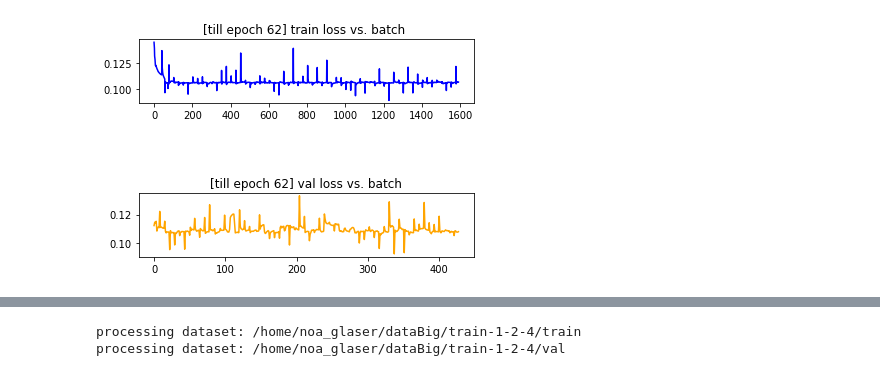
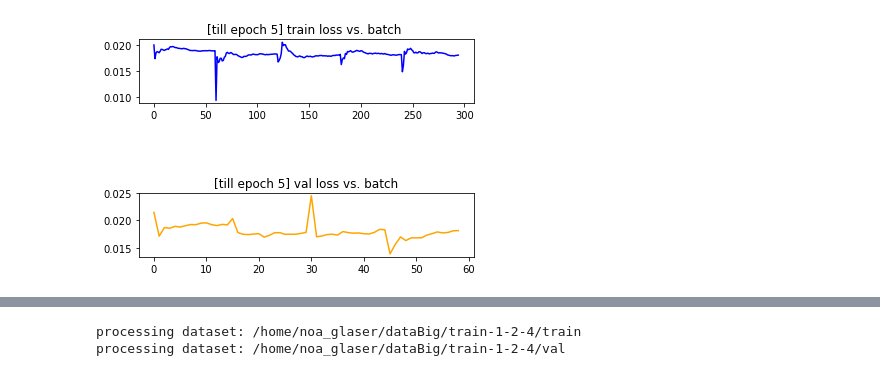
Before and after one commit to karenyang/CS231N-First-Impression-Project-, a Jupyter notebook: resNetExperiments/plot_loss_from_log.ipynb, the cells around one changed output, grey strips where cells are left out. Saved outputs shown, nothing was run; the diff lists cells and outputs as text; code cells hidden in the pictures.

Commit message:
training LSTM, also setting up for network visualization

```diff
--- a/resNetExperiments/plot_loss_from_log.ipynb
+++ b/resNetExperiments/plot_loss_from_log.ipynb
@@ -4,7 +4,7 @@ import matplotlib.pyplot as plt
 %matplotlib inline
 # %%
 #logfile = 'log_ResNet34_LSTM_experiment.txt'
-logfile = 'log_ResNet34_ONLY_experiment.txt'
+logfile = 'log_avepool_dropout_L2loss_ResNet34_LSTM_experiment.txt'
 
 f = open(logfile)
 train_loss = []
@@ -26,16 +26,16 @@ for line in f:
 # %%
 # plot batch loss
 plt.subplot(3, 1,1)
 plt.title('[till epoch %d] train loss vs. batch '%int(epoch))
-plt.plot(train_loss,'b')
+plt.plot(train_loss[0:-1],'b')
 
 plt.subplot(3, 1, 3)
-plt.plot(val_loss,'orange')
+plt.plot(val_loss[0:-1],'orange')
 plt.title('[till epoch %d] val loss vs. batch'%int(epoch))
 
 plt.show()
 # %% [output]
-[figure, old version]
+[figure, new version]
 # %%
 # plot epoch loss
 # %%
```
Also changed, not shown: parts of 2 cells of this notebook, 11 other files.
